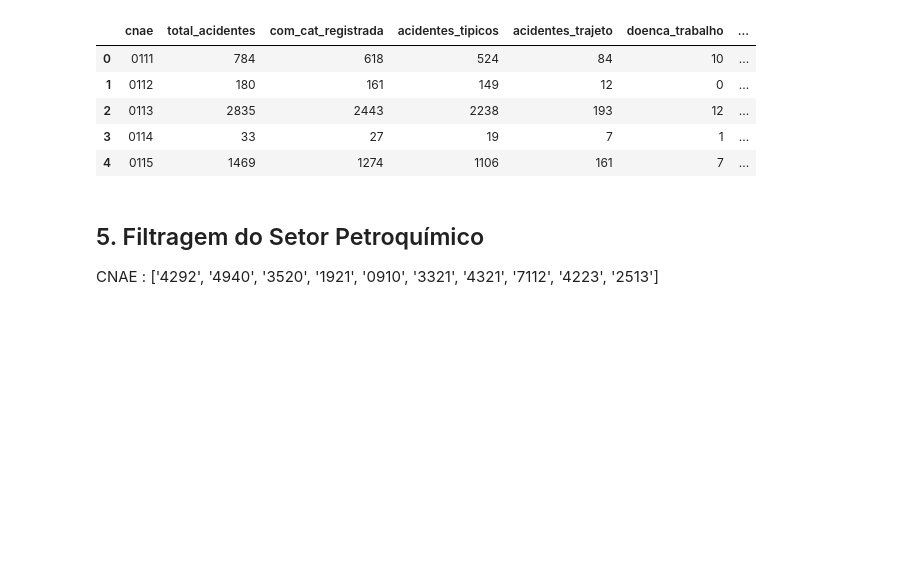
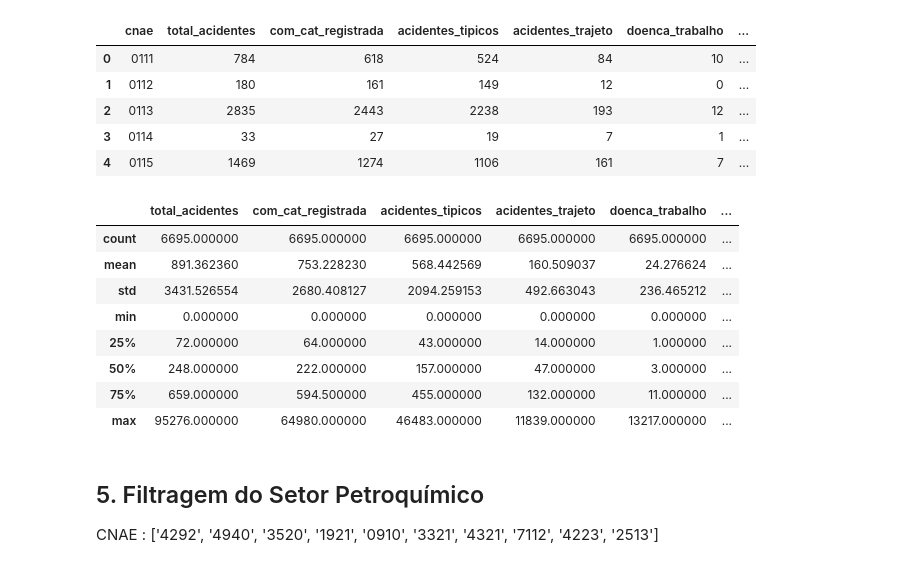
Before and after one commit to telmacarvalho/pi-4-univesp, a Jupyter notebook: tratamento_dados_pi_4.ipynb, the cells around one changed output. Cells and saved outputs as stored; diff of their text form; code cells hidden in the pictures; blank space fills up the shorter version.

```diff
--- a/tratamento_dados_pi_4.ipynb
+++ b/tratamento_dados_pi_4.ipynb
@@ -271,6 +271,18 @@ df_consolidado.head()
 | 2 | 0113 | 2835 | 2443 | 2238 | 193 | 12 | ... |
 | 3 | 0114 | 33 | 27 | 19 | 7 | 1 | ... |
 | 4 | 0115 | 1469 | 1274 | 1106 | 161 | 7 | ... |
+# %%
+df_consolidado.describe()
+# %% [output]
+|  | total_acidentes | com_cat_registrada | acidentes_tipicos | acidentes_trajeto | doenca_trabalho | ... |
+| count | 6695.000000 | 6695.000000 | 6695.000000 | 6695.000000 | 6695.000000 | ... |
+| mean | 891.362360 | 753.228230 | 568.442569 | 160.509037 | 24.276624 | ... |
+| std | 3431.526554 | 2680.408127 | 2094.259153 | 492.663043 | 236.465212 | ... |
+| min | 0.000000 | 0.000000 | 0.000000 | 0.000000 | 0.000000 | ... |
+| 25% | 72.000000 | 64.000000 | 43.000000 | 14.000000 | 1.000000 | ... |
+| 50% | 248.000000 | 222.000000 | 157.000000 | 47.000000 | 3.000000 | ... |
+| 75% | 659.000000 | 594.500000 | 455.000000 | 132.000000 | 11.000000 | ... |
+| max | 95276.000000 | 64980.000000 | 46483.000000 | 11839.000000 | 13217.000000 | ... |
 # %% [markdown]
 ## 5. Filtragem do Setor Petroquímico
 CNAE : ['4292', '4940', '3520', '1921', '0910', '3321', '4321', '7112', '4223', '2513']
```
